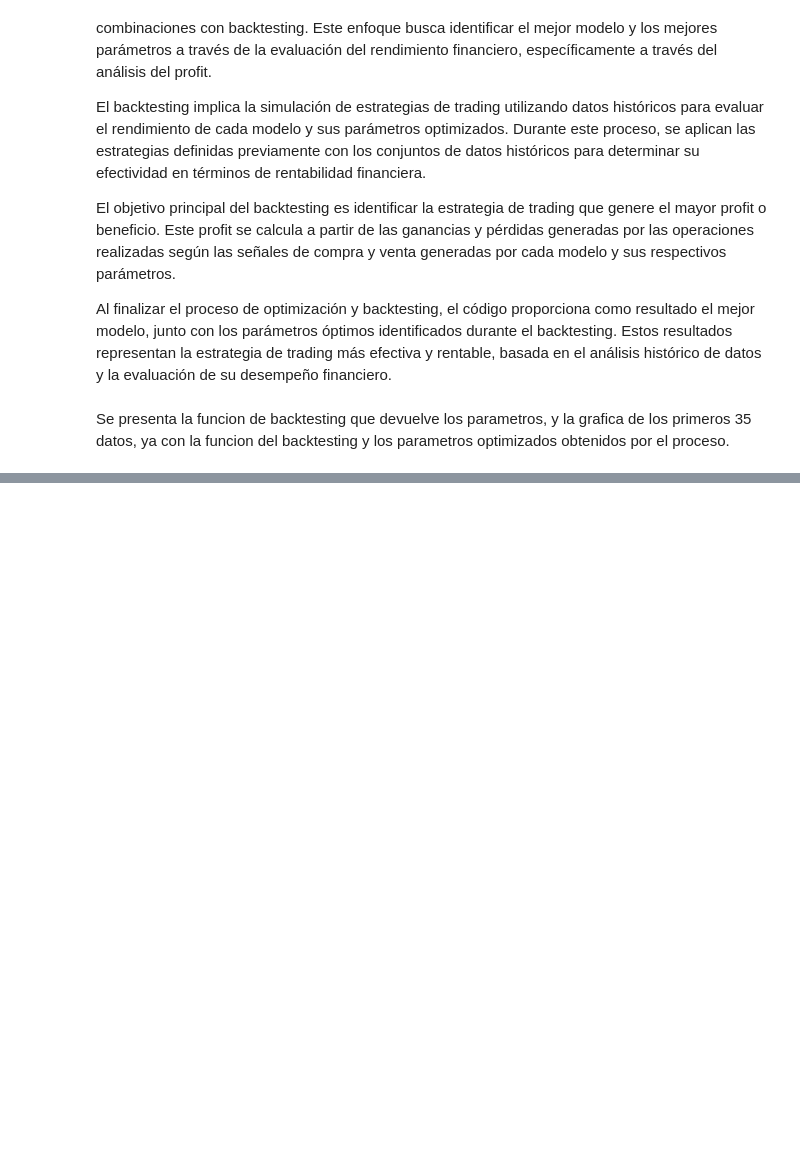
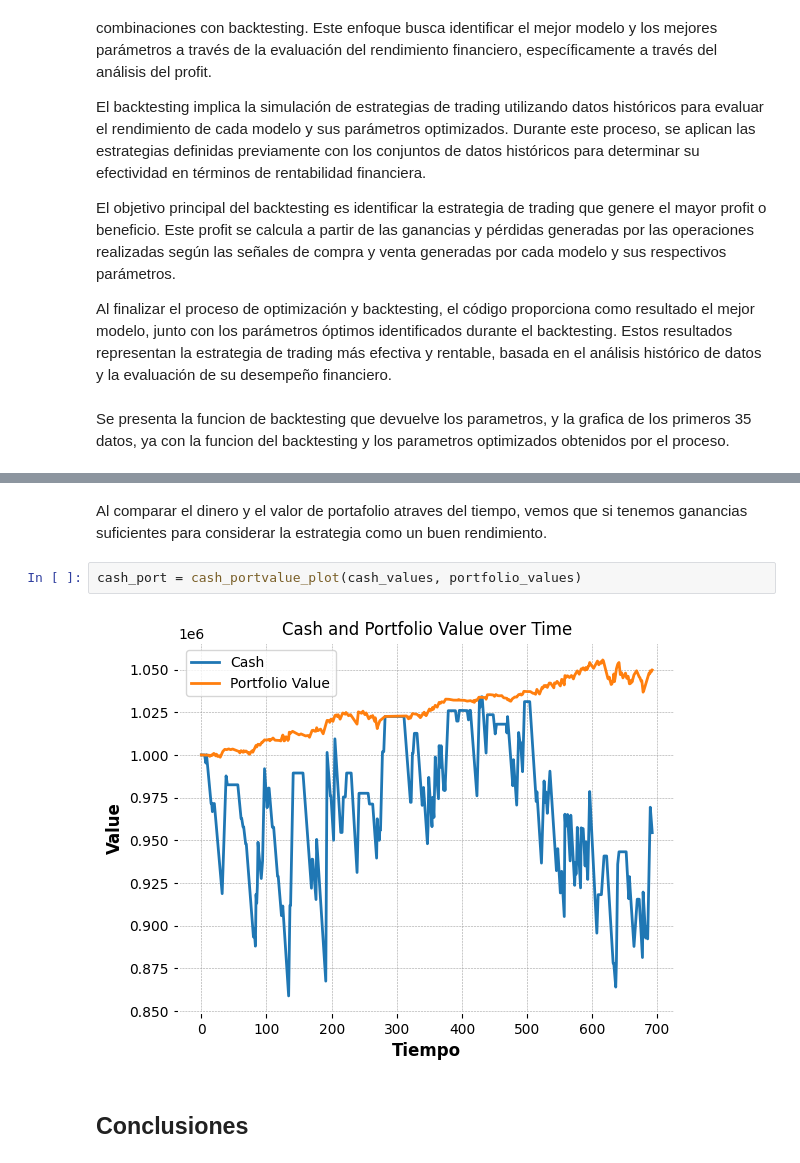
Before and after one commit to luciacrraz/Trading, a Jupyter notebook: Report_ML.ipynb, the cells around one changed output, grey strips where cells are left out. Saved outputs shown, nothing was run; the diff lists cells and outputs as text; blank space fills up the shorter version.

```diff
--- a/Report_ML.ipynb
+++ b/Report_ML.ipynb
@@ -135,0 +195,8 @@ NameError: name 'plot_operations_history' is not defined
+# %% [markdown]
+Al comparar el dinero y el valor de portafolio atraves del tiempo, vemos que si tenemos ganancias suficientes para considerar la estrategia como un buen rendimiento.
+# %%
+cash_port = cash_portvalue_plot(cash_values, portfolio_values)
+# %% [output]
+[figure, added]
+# %% [markdown]
+## Conclusiones
```
Also changed, not shown: parts of 16 cells of this notebook.
